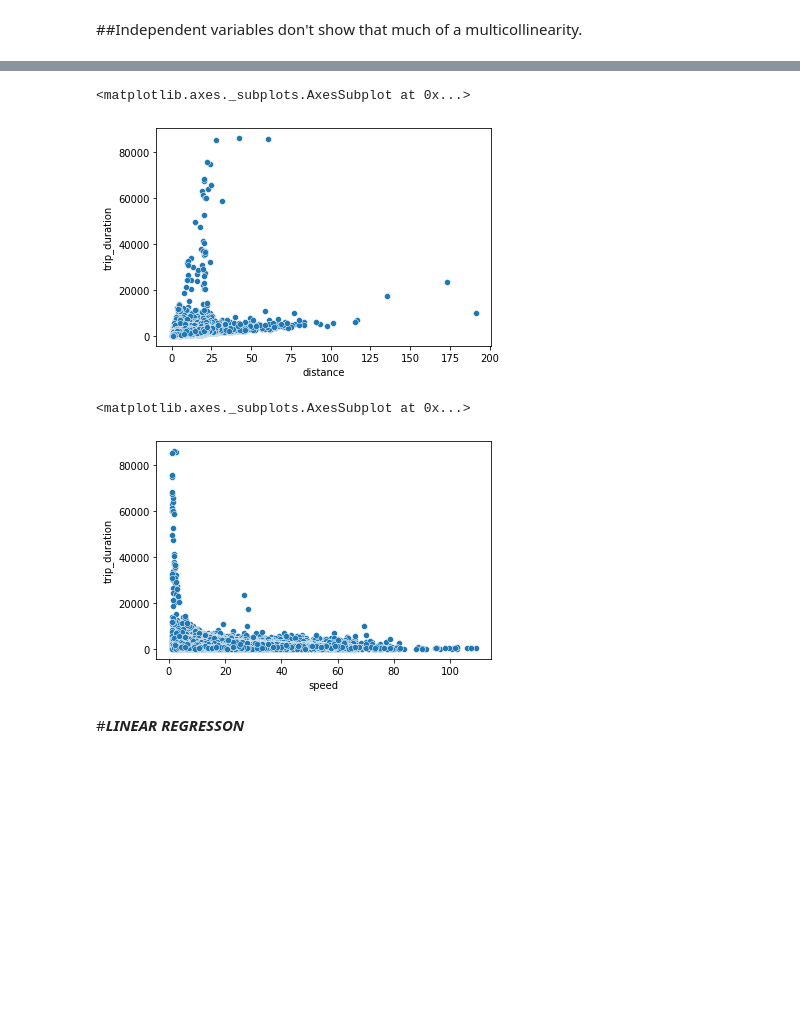
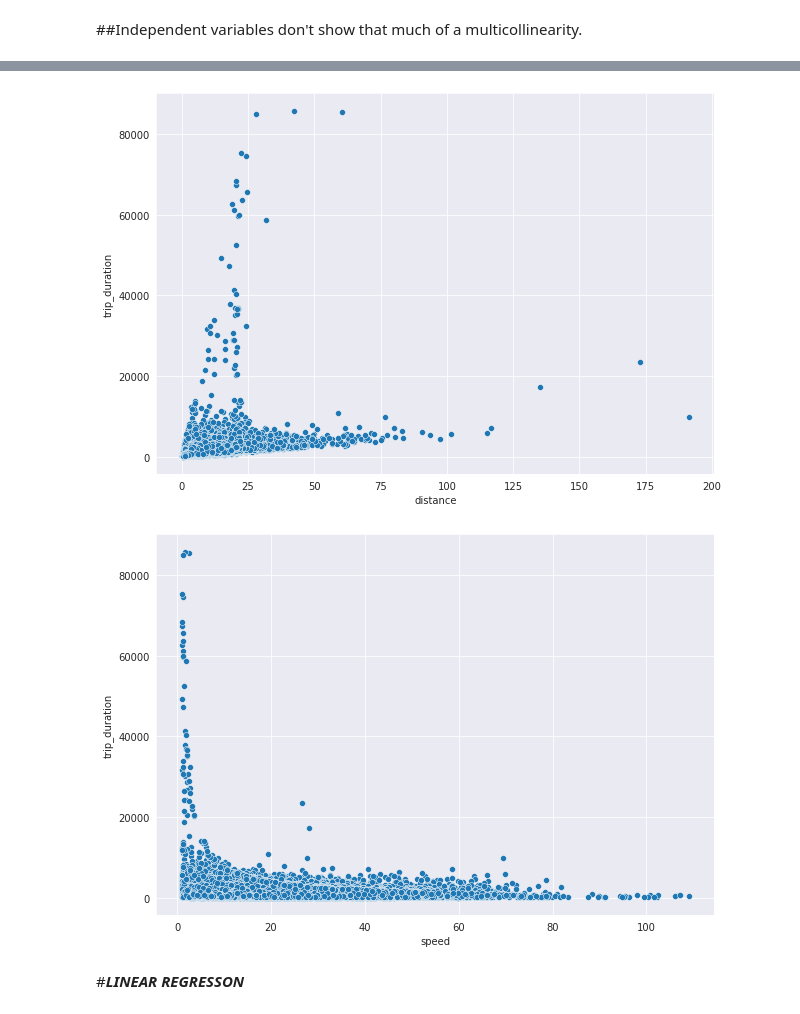
Before and after one commit to skaty5678/NYC-Taxi-Trip-Time-Prediction, a Jupyter notebook: NYC_Taxi_Trip_Time_Prediction_SANJEEV_KUMAR_THAKUR.ipynb, the cells around one changed output, grey strips where cells are left out. Drawn from its saved outputs; the diff is of its cells as text; code cells hidden in the pictures; blank space fills up the shorter version.

```diff
--- a/NYC_Taxi_Trip_Time_Prediction_SANJEEV_KUMAR_THAKUR.ipynb
+++ b/NYC_Taxi_Trip_Time_Prediction_SANJEEV_KUMAR_THAKUR.ipynb
@@ -448,6 +471,7 @@ plt.show()
 # %%
 groupby_2 = df.groupby(['pickup_day']).distance.mean()
 plt.figure(figsize=(10,7))
+sns.set_style("darkgrid")
 sns.lineplot(x = groupby_2.index,y=groupby_2.values,markers=True)
 plt.ylabel('Distance (km)')
 plt.show()
@@ -533,5 +557,8 @@ calc_vif(df_vif)
 # %% [markdown]
 ##Independent variables don't show that much of a multicollinearity.
 # %%
+plt.figure(figsize=(10,7))
+sns.set_style("darkgrid")
 sns.scatterplot(data=df, x="passenger_count", y="trip_duration")
+plt.show()
 # %% [output]
@@ -540,3 +566,6 @@ sns.scatterplot(data=df, x="passenger_count", y="trip_duration")
 # %%
+plt.figure(figsize=(10,7))
+sns.set_style("darkgrid")
 sns.scatterplot(data=df, x="pickup_hour", y="trip_duration")
+plt.show()
 # %% [output]
@@ -545,12 +573,16 @@ sns.scatterplot(data=df, x="pickup_hour", y="trip_duration")
 # %%
+plt.figure(figsize=(10,7))
+sns.set_style("darkgrid")
 sns.scatterplot(data=df, x="distance", y="trip_duration")
+plt.show()
 # %% [output]
-<matplotlib.axes._subplots.AxesSubplot at 0x...>
-[figure, old version]
+[figure, new version]
 # %%
+plt.figure(figsize=(10,7))
+sns.set_style("darkgrid")
 sns.scatterplot(data=df, x="speed", y="trip_duration")
+plt.show()
 # %% [output]
-<matplotlib.axes._subplots.AxesSubplot at 0x...>
-[figure, old version]
+[figure, new version]
 # %% [markdown]
 #***LINEAR REGRESSON***
```
Also changed, not shown: parts of 58 cells of this notebook.
